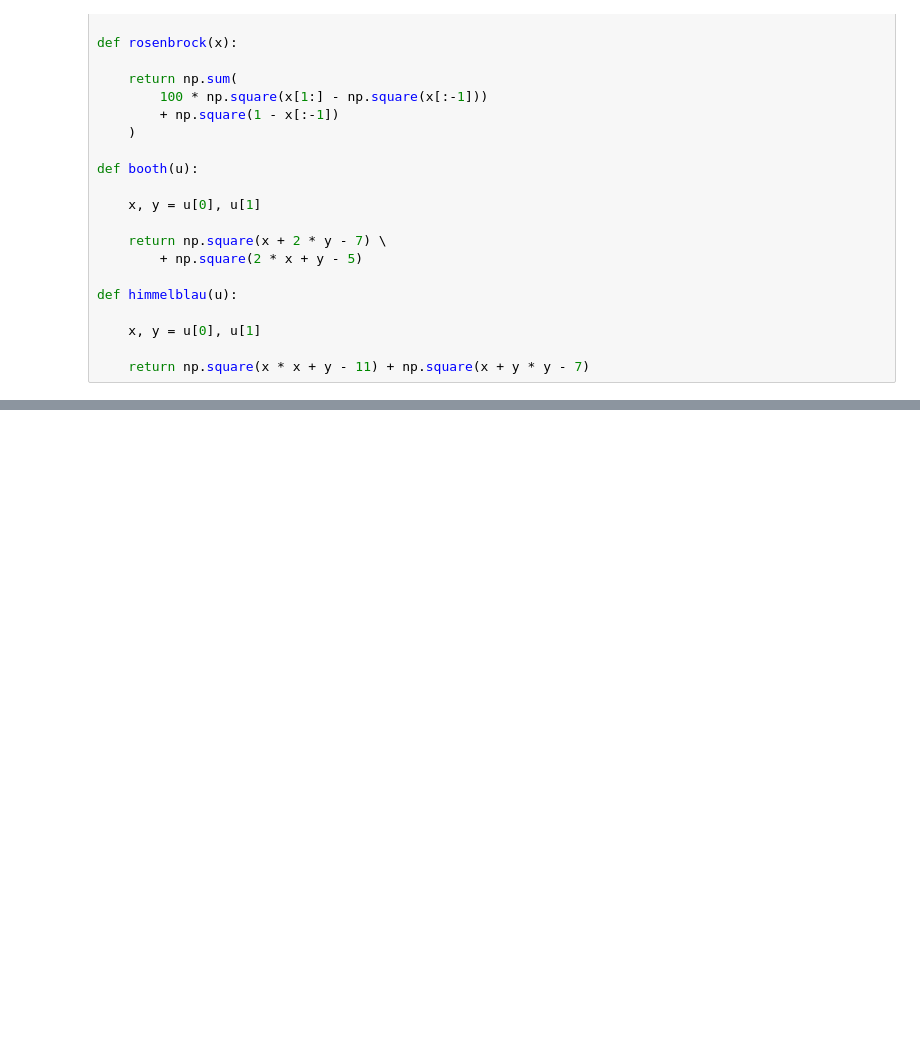
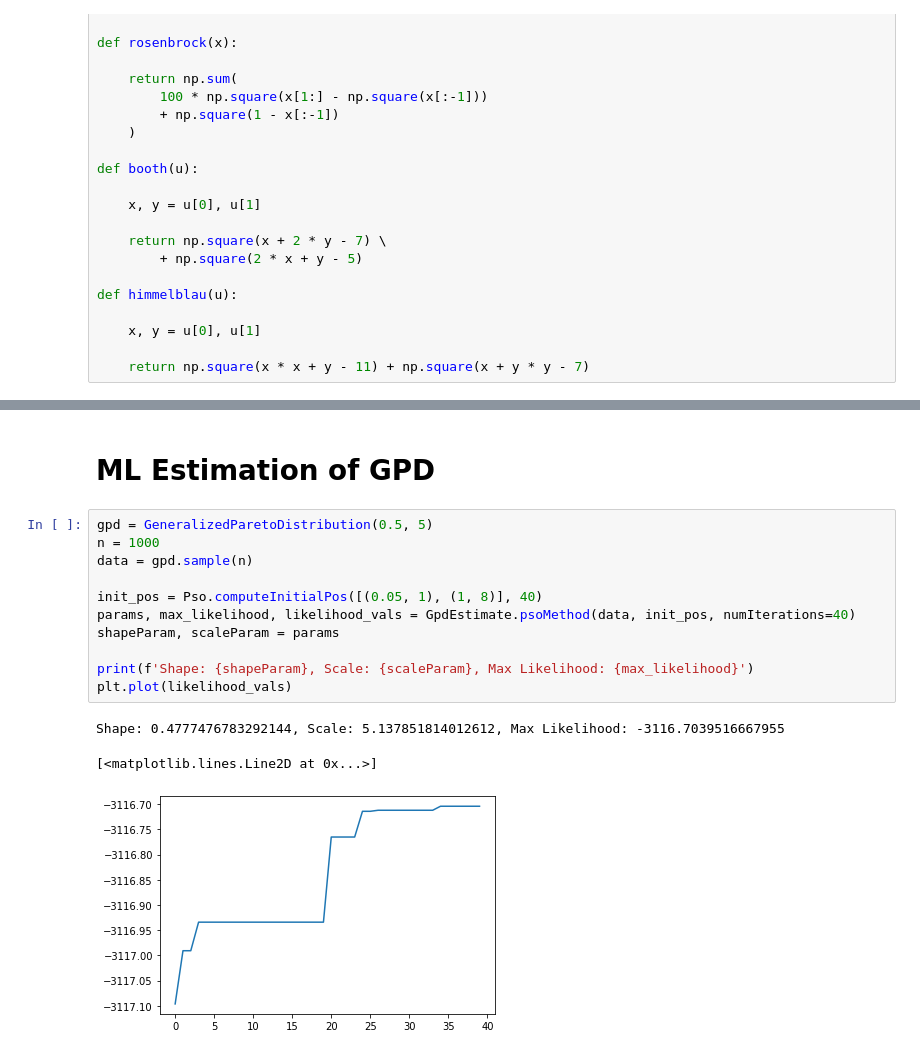
Before and after one commit to tymefighter/Forecast, a Jupyter notebook: notebooks/optimization.ipynb, the cells around one changed output, grey strips where cells are left out. Saved outputs shown, nothing was run; the diff lists cells and outputs as text; blank space fills up the shorter version.

Commit message:
Add line search and pso notebook examples

```diff
--- a/notebooks/optimization.ipynb
+++ b/notebooks/optimization.ipynb
@@ -182,0 +183,17 @@ Cost: 0.0
+# %% [markdown]
+# ML Estimation of GPD
+# %%
+gpd = GeneralizedParetoDistribution(0.5, 5)
+n = 1000
+data = gpd.sample(n)
+
+init_pos = Pso.computeInitialPos([(0.05, 1), (1, 8)], 40)
+params, max_likelihood, likelihood_vals = GpdEstimate.psoMethod(data, init_pos, numIterations=40)
+shapeParam, scaleParam = params
+
+print(f'Shape: {shapeParam}, Scale: {scaleParam}, Max Likelihood: {max_likelihood}')
+plt.plot(likelihood_vals)
+# %% [output]
+Shape: 0.4777476783292144, Scale: 5.137851814012612, Max Likelihood: -3116.7039516667955
+[<matplotlib.lines.Line2D at 0x...>]
+[figure, added]
```
Also changed, not shown: parts of 10 cells of this notebook, 2 other files.
